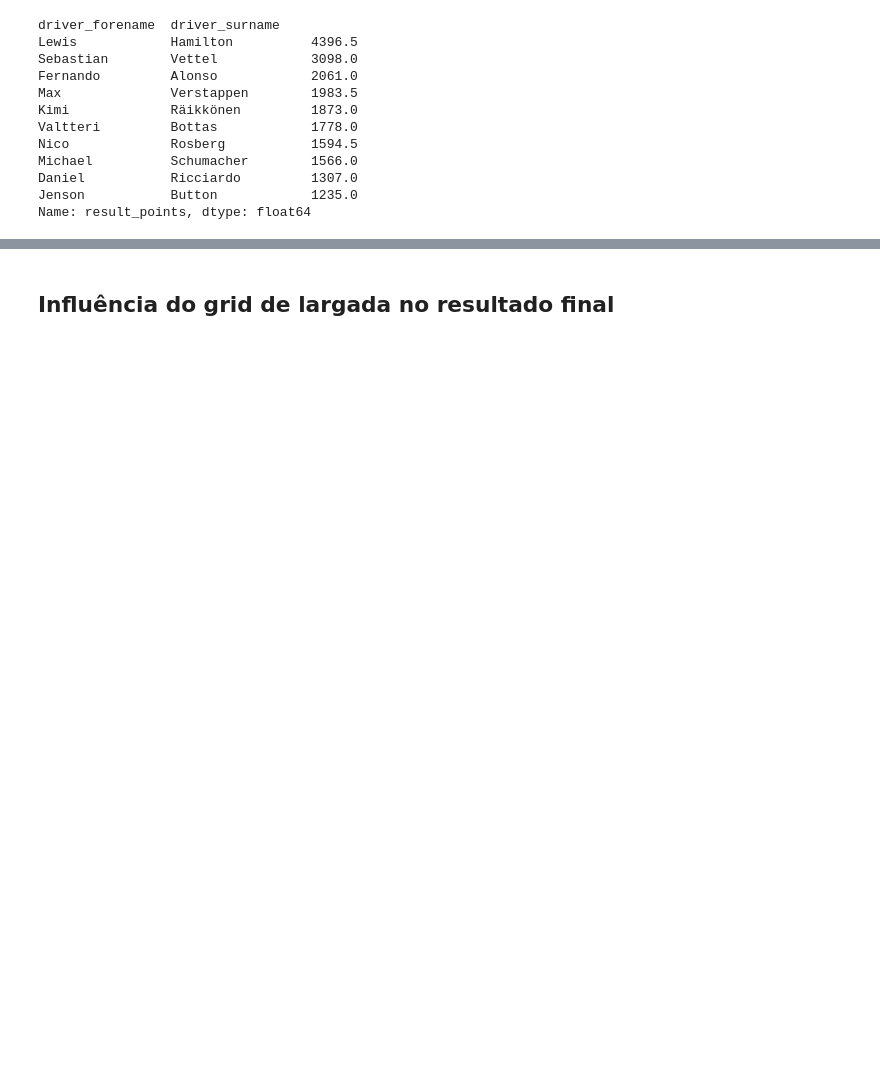
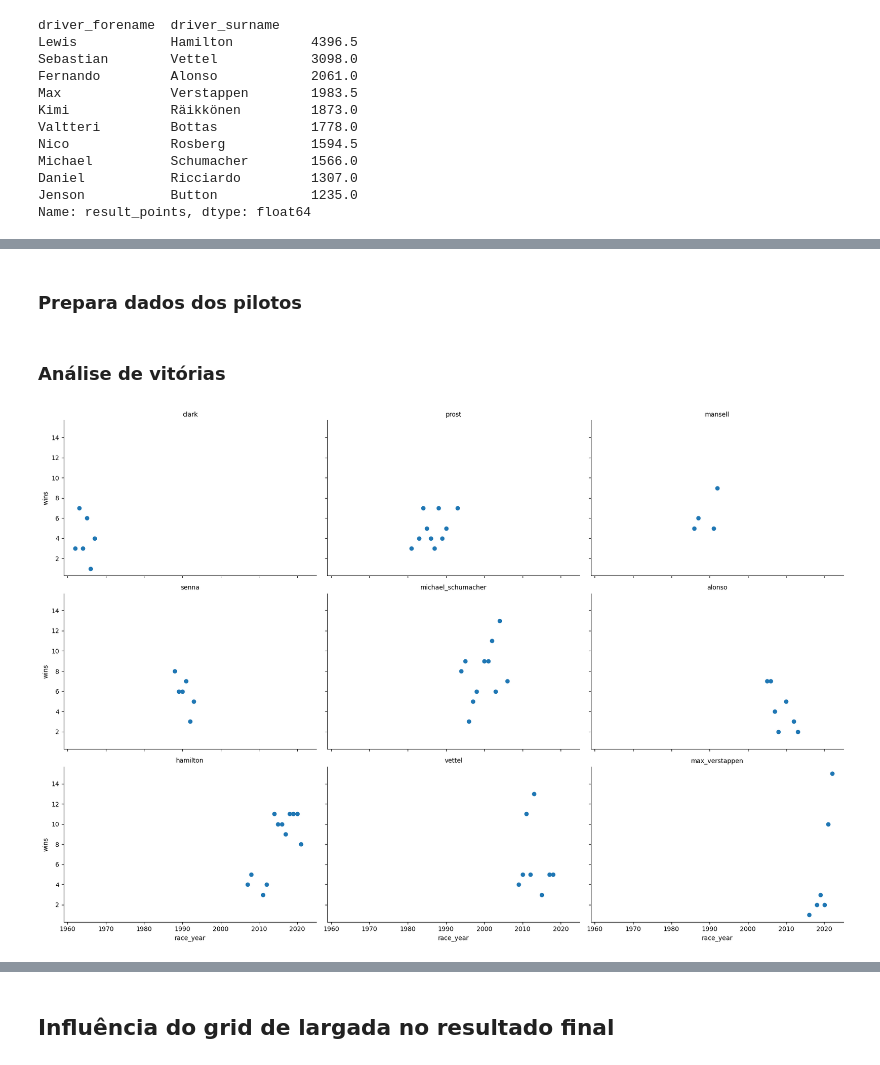
Before and after one commit to alexandrefortes/Python-para-Ciencia-de-Dados, a Jupyter notebook: trabalho_pratico.ipynb, the cells around one changed output, grey strips where cells are left out. Saved outputs shown, nothing was run; the diff lists cells and outputs as text; code cells hidden in the pictures; blank space fills up the shorter version.

```diff
--- a/trabalho_pratico.ipynb
+++ b/trabalho_pratico.ipynb
@@ -95,0 +196,48 @@ Name: result_points, dtype: float64
+# %% [markdown]
+### Prepara dados dos pilotos
+# %%
+# Calculate total races per year
+total_races_per_year = merged_df.groupby('race_year')['race_name'].nunique().rename('total_races')
+
+# Group by year, sum wins and total points
+wins_and_points_per_driver = merged_df.groupby(['race_year', 'driver_name']).agg({'win': 'sum', 'result_points': 'sum'})
+
+# Rename for clarity
+wins_and_points_per_driver.rename(columns={'win': 'wins', 'result_points': 'total_points'}, inplace=True)
+
+# Reset index to merge with total_races_per_year
+wins_and_points_per_driver = wins_and_points_per_driver.reset_index()
+
+# Merge with total_races_per_year to include total races in each year
+wins_and_points_per_driver = wins_and_points_per_driver.merge(total_races_per_year, on='race_year')
+
+# Calculate average points
+wins_and_points_per_driver['average_points'] = wins_and_points_per_driver['total_points'] / wins_and_points_per_driver['total_races']
+
+# For each year, get top 3 drivers with most wins
+wins_and_points_per_driver = wins_and_points_per_driver.groupby('race_year').apply(lambda x: x.nlargest(3, 'wins')).reset_index(drop=True)
+
+# Remove drivers with no wins
+wins_and_points_per_driver = wins_and_points_per_driver[wins_and_points_per_driver['wins'] > 0]
+# %% [markdown]
+### Análise de vitórias
+# %%
+import seaborn as sns
+import matplotlib.pyplot as plt
+
+# 9 Top contrutores
+top_drivers_to_plot = wins_and_points_per_driver.groupby('driver_name')['wins'].sum().nlargest(9).index
+
+# Extrai dados destes construtores
+wins_and_points_per_driver_to_plot = wins_and_points_per_driver[wins_and_points_per_driver['driver_name'].isin(top_drivers_to_plot)]
+
+# FacetGrid
+g = sns.FacetGrid(wins_and_points_per_driver_to_plot, col='driver_name', col_wrap=3, height=4, aspect=1.5)
+
+# Uma equipe por bloco
+g = g.map(plt.scatter, 'race_year', 'wins')
+
+# Add título
+g = g.set_titles("{col_name}")
+# %% [output]
+[figure, added]
```
Also changed, not shown: parts of 43 cells of this notebook.
